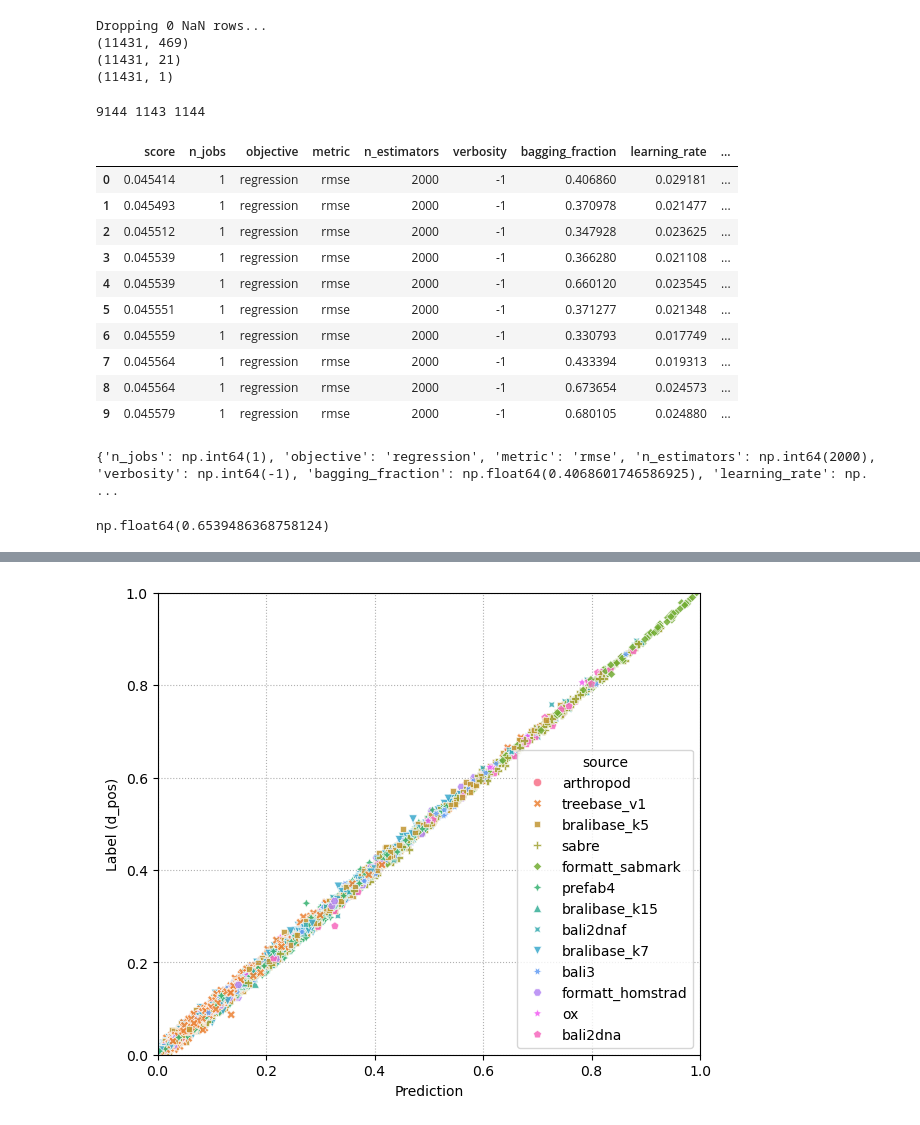
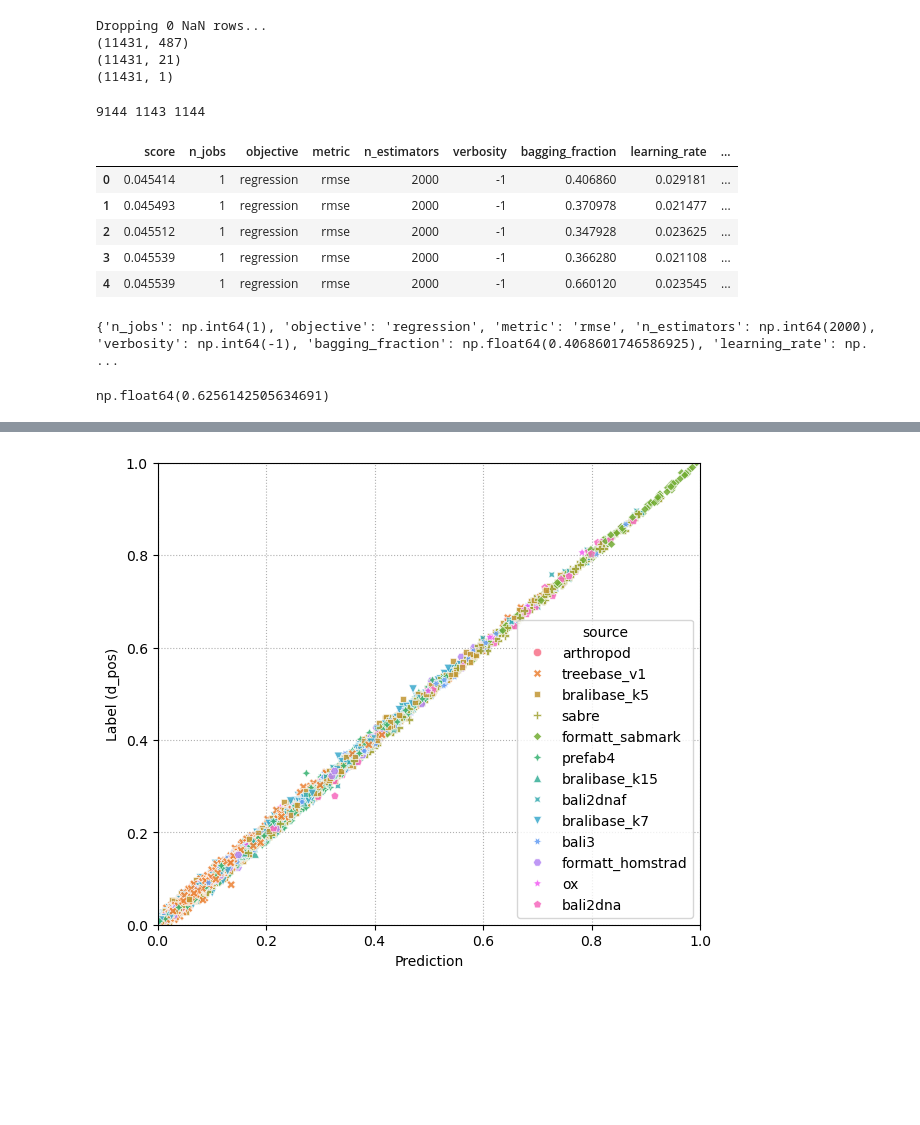
Before and after one commit to MaBody/aldiscore, a Jupyter notebook: notebooks/prediction_dev.ipynb, the cells around one changed output, grey strips where cells are left out. Cells and saved outputs as stored; diff of their text form; code cells hidden in the pictures; blank space fills up the shorter version.

```diff
--- a/notebooks/prediction_dev.ipynb
+++ b/notebooks/prediction_dev.ipynb
@@ -13,14 +15,13 @@ feat_df, drop_df, label_df = utils.load_features(
     data_dir,
     exclude_features=["is_dna", "num_seqs", "seq_length"],
 )
-clean_feat_names = feat_df.columns.str.replace(":", ".").to_list()
-feat_df.columns = clean_feat_names
+# feat_df.columns = clean_feat_names
 
 print(feat_df.shape)
 print(drop_df.shape)
 print(label_df.shape)
 # %% [output]
 Dropping 0 NaN rows...
-(11431, 469)
+(11431, 487)
 (11431, 21)
 (11431, 1)
@@ -57,19 +58,14 @@ y_valid = label_df.loc[valid_idxs].iloc[:, 0]
 9144 1143 1144
 # %%
 param_df = pd.read_parquet(ROOT / "optuna" / "trial_03.parquet")
-param_df.head(10)
+param_df.head(5)
 # %% [output]
 |  | score | n_jobs | objective | metric | n_estimators | verbosity | bagging_fraction | learning_rate | ... |
 | 0 | 0.045414 | 1 | regression | rmse | 2000 | -1 | 0.406860 | 0.029181 | ... |
 | 1 | 0.045493 | 1 | regression | rmse | 2000 | -1 | 0.370978 | 0.021477 | ... |
 | 2 | 0.045512 | 1 | regression | rmse | 2000 | -1 | 0.347928 | 0.023625 | ... |
 | 3 | 0.045539 | 1 | regression | rmse | 2000 | -1 | 0.366280 | 0.021108 | ... |
 | 4 | 0.045539 | 1 | regression | rmse | 2000 | -1 | 0.660120 | 0.023545 | ... |
-| 5 | 0.045551 | 1 | regression | rmse | 2000 | -1 | 0.371277 | 0.021348 | ... |
-| 6 | 0.045559 | 1 | regression | rmse | 2000 | -1 | 0.330793 | 0.017749 | ... |
-| 7 | 0.045564 | 1 | regression | rmse | 2000 | -1 | 0.433394 | 0.019313 | ... |
-| 8 | 0.045564 | 1 | regression | rmse | 2000 | -1 | 0.673654 | 0.024573 | ... |
-| 9 | 0.045579 | 1 | regression | rmse | 2000 | -1 | 0.680105 | 0.024880 | ... |
 # %%
 import lightgbm as lgb
 
@@ -84,16 +80,12 @@ model = model.fit(X_train, y_train)
 # %% [output]
 {'n_jobs': np.int64(1), 'objective': 'regression', 'metric': 'rmse', 'n_estimators': np.int64(2000), 'verbosity': np.int64(-1), 'bagging_fraction': np.float64(0.4068601746586925), 'learning_rate': np. ...
 # %%
-from aldiscore.prediction.predictor import DifficultyPredictor
+# predictor = DifficultyPredictor(model.booster_)
+# predictor.save("v0.2.txt")
 
-# predictor = DifficultyPredictor(model.booster_)
-# predictor.save("v0.1.txt")
-
-predictor = DifficultyPredictor("latest")
-score = predictor.predict(
-    str(ROOT / "demo" / "data" / "protein.0.fasta"), drop_gaps=True
-)
+model = DifficultyPredictor("latest")
+score = model.predict(str(ROOT / "demo" / "data" / "protein.0.fasta"), drop_gaps=True)
 score
 # %% [output]
-np.float64(0.6539486368758124)
+np.float64(0.6256142505634691)
 # %%
```
Also changed, not shown: parts of 9 cells of this notebook, 3 other files.
